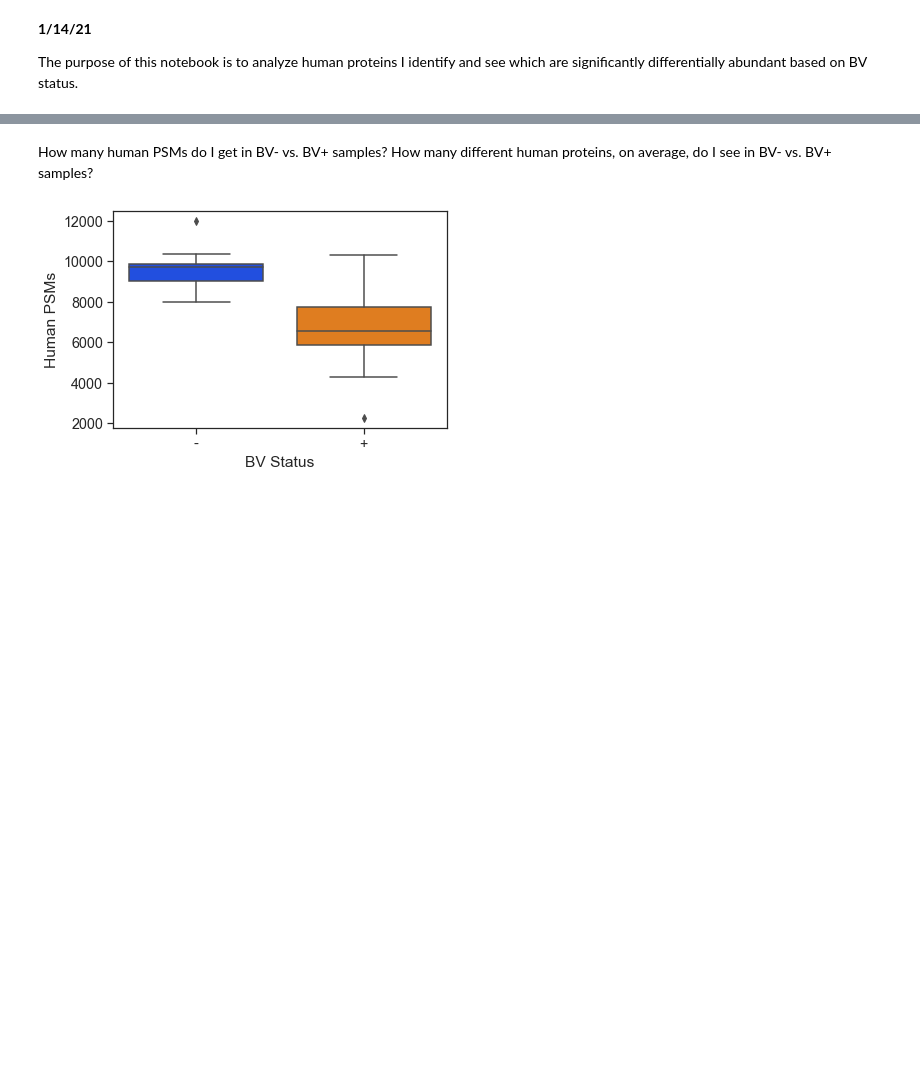
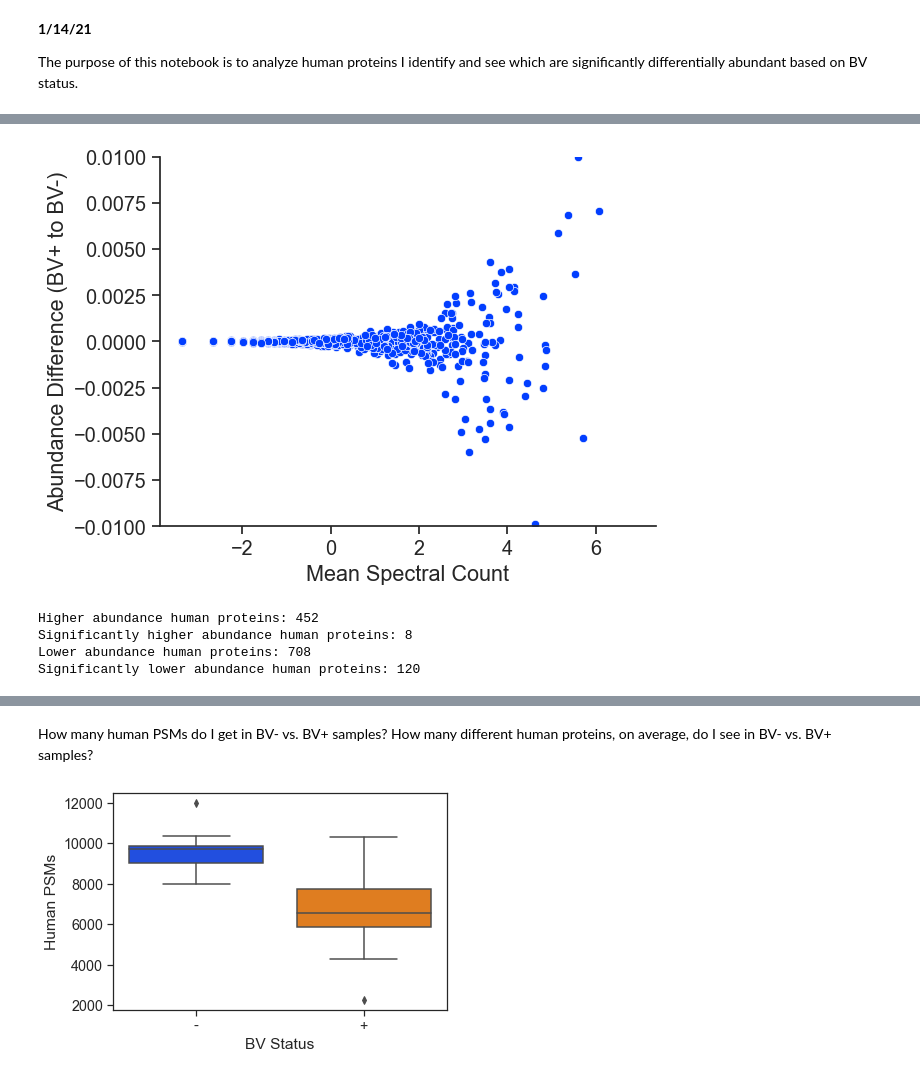
Before and after one commit to elliot-m-lee/vaginal-metaproteomics-biology, a Jupyter notebook: Human Protein Analysis.ipynb, the cells around one changed output, grey strips where cells are left out. Saved outputs shown, nothing was run; the diff lists cells and outputs as text; code cells hidden in the pictures; blank space fills up the shorter version.

```diff
--- a/Human Protein Analysis.ipynb
+++ b/Human Protein Analysis.ipynb
@@ -106,8 +122,8 @@ for p in bvPlusCounts.keys():
     pVal = res.pvalue
     pvals[p] = pVal
 # %%
-with analysisPath.joinpath('differential_proteins_human.csv').open(mode='w', newline='') as outfile:
+with analysisPath.joinpath('differential_proteins_human_v3.csv').open(mode='w', newline='') as outfile:
     writer = csv.writer(outfile)
-    writer.writerow(['Protein', 'p-value', 'BV- Avg Count', 'BV- Avg Transformed Abundance', 'BV- StDev', 'BV+ Avg Count', 'BV+ Avg Transformed Abundance', 'BV+ StDev', 'delta'])
-    for p in bvPlusCounts.keys():
-        writer.writerow([humanProteins[p].name, str(pvals[p]), str(mean(bvMinusCounts[p])), str(mean(bvMinusTransformed[p])), str(bvMinusStdv[p]), str(mean(bvPlusCounts[p])), str(mean(bvPlusTransformed[p])), str(bvPlusStdv[p]), str(mean(bvPlusCounts[p]) - mean(bvMinusCounts[p]))])
+    writer.writerow(['Protein', 'Total', 'p-value', 'BV- Avg Count', 'BV- Avg Transformed Abundance', 'BV- StDev', 'BV+ Avg Count', 'BV+ Avg Transformed Abundance', 'BV+ StDev', 'delta'])
+    for p in analyzedHumanProteins:
+        writer.writerow([humanProteins[p].name, str(totalCounts[p]), str(pvals[p]), str(mean(bvMinusCounts[p])), str(mean(bvMinusTransformed[p])), str(bvMinusStdv[p]), str(mean(bvPlusCounts[p])), str(mean(bvPlusTransformed[p])), str(bvPlusStdv[p]), str(mean(bvPlusCounts[p]) - mean(bvMinusCounts[p]))])
@@ -113,0 +216,6 @@ with analysisPath.joinpath('differential_proteins_human.csv').open(mode='w', new
+# %%
+plot = sns.scatterplot(data=pd.DataFrame({'Mean Spectral Count':avgCounts, 'Abundance Difference (BV+ to BV-)':abundanceDifferences}), x='Mean Spectral Count', y='Abundance Difference (BV+ to BV-)')
+plot.set(ylim=(-0.01, 0.01))
+sns.despine()
+# %% [output]
+[figure, added]
@@ -113,0 +252,39 @@ with analysisPath.joinpath('differential_proteins_human.csv').open(mode='w', new
+# %%
+# Make a volcano plot where Y-axis is -log10(pval) and x axis is log2 BV+ abundance / BV- abundance for human data normalized to whole proteome
+log10pvals = []
+log2foldchanges = []
+labels = []
+increased = 0
+sigIncreased = 0
+decreased = 0
+sigDecreased = 0
+for p in analyzedHumanProteins:
+    bvplusMean = mean(bvPlusAbundanceProteome[p])
+    bvminusMean = mean(bvMinusAbundanceProteome[p])
+    if bvplusMean > bvminusMean:
+        increased += 1
+    elif bvminusMean > bvplusMean:
+        decreased += 1
+    if bvplusMean == 0: #impute minimum values
+        bvplusMean = 1e-6
+    if bvminusMean == 0:
+        bvminusMean = 1e-6
+    log10pvals.append(math.log10(pvalsproteome[p]) * -1)
+    log2foldchanges.append(math.log2(bvplusMean / bvminusMean))
+    if pvalsproteome[p] > 0.01:
+        labels.append('Not Significantly Different')
+    elif bvplusMean > bvminusMean:
+        labels.append('Higher Abundance in BV')
+        sigIncreased += 1
+    elif bvminusMean > bvplusMean:
+        labels.append('Lower Abundance in BV')
+        sigDecreased += 1
+print(f'Higher abundance human proteins: {str(increased)}')
+print(f'Significantly higher abundance human proteins: {str(sigIncreased)}')
+print(f'Lower abundance human proteins: {str(decreased)}')
+print(f'Significantly lower abundance human proteins: {str(sigDecreased)}')
+# %% [output]
+Higher abundance human proteins: 452
+Significantly higher abundance human proteins: 8
+Lower abundance human proteins: 708
+Significantly lower abundance human proteins: 120
```
Also changed, not shown: parts of 19 cells of this notebook, 2 other files.
